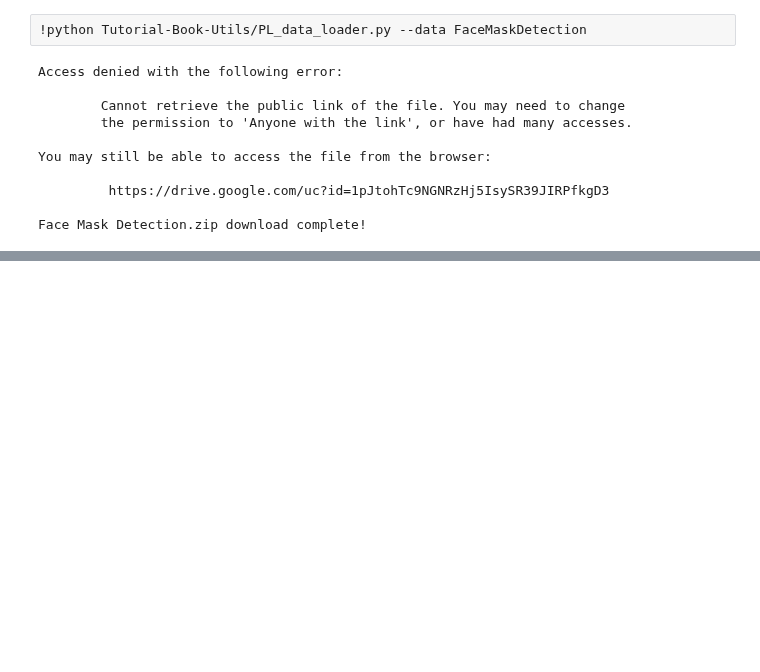
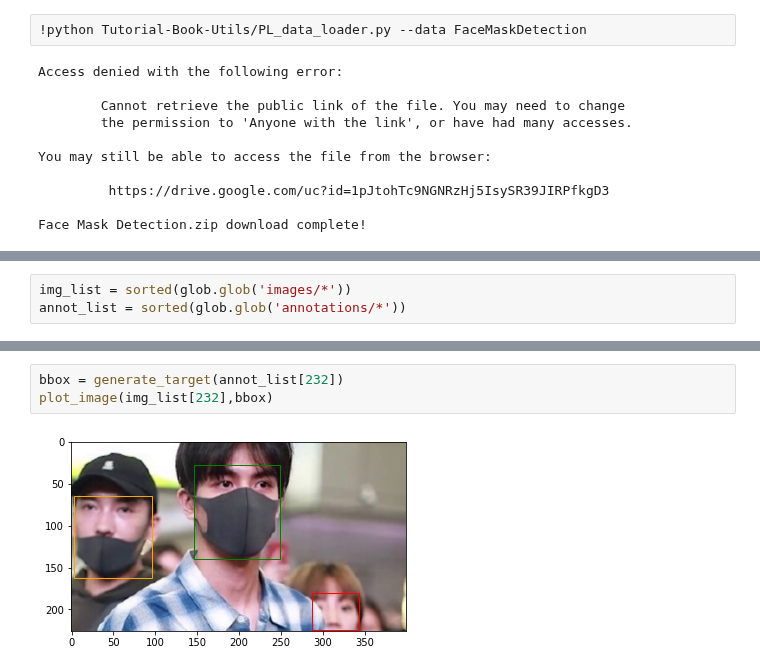
Before and after one commit to Gongsoo/Python3, a Jupyter notebook: mask_detection.ipynb, the cells around one changed output, grey strips where cells are left out. Cells and saved outputs as stored; diff of their text form; blank space fills up the shorter version.

```diff
--- a/mask_detection.ipynb
+++ b/mask_detection.ipynb
@@ -55,0 +74,3 @@ You may still be able to access the file from the browser:
+# %%
+img_list = sorted(glob.glob('images/*'))
+annot_list = sorted(glob.glob('annotations/*'))
@@ -55,0 +138,5 @@ You may still be able to access the file from the browser:
+# %%
+bbox = generate_target(annot_list[232])
+plot_image(img_list[232],bbox)
+# %% [output]
+[figure, added]
```
Also changed, not shown: parts of 16 cells of this notebook.
